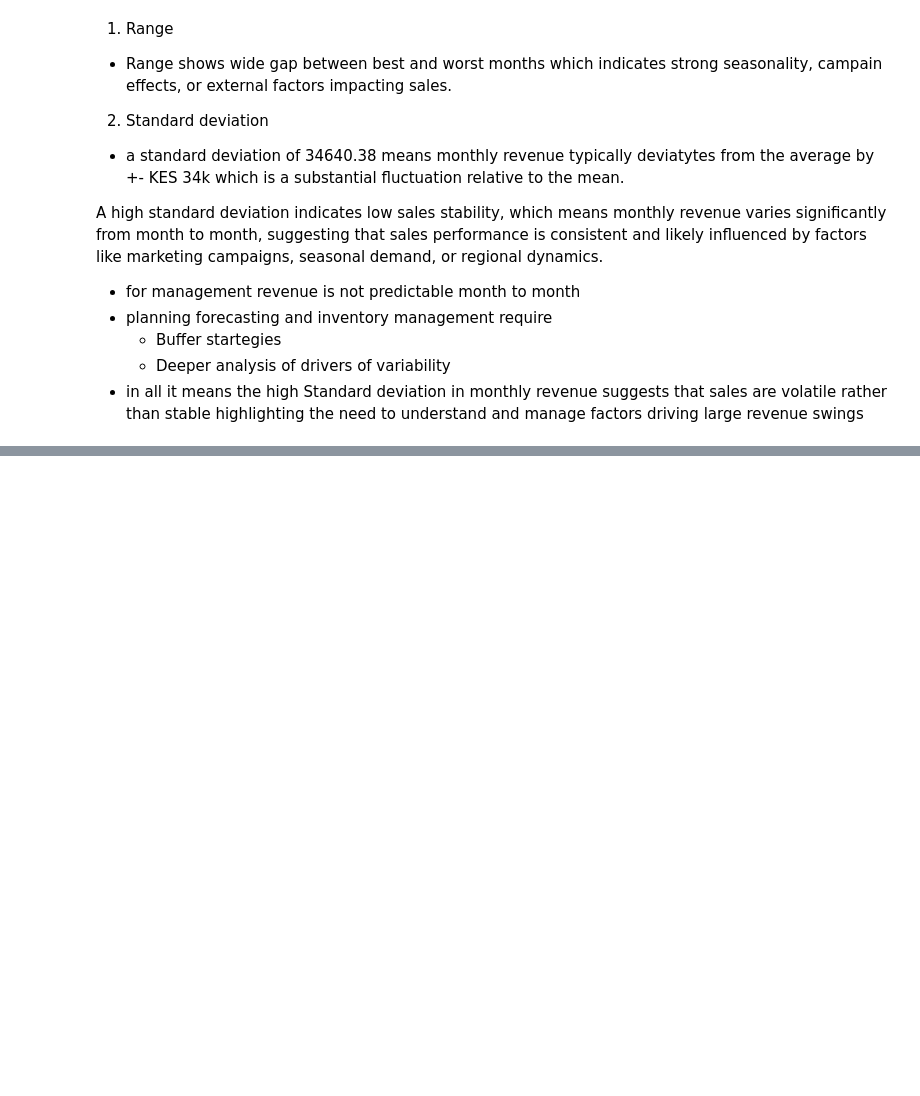
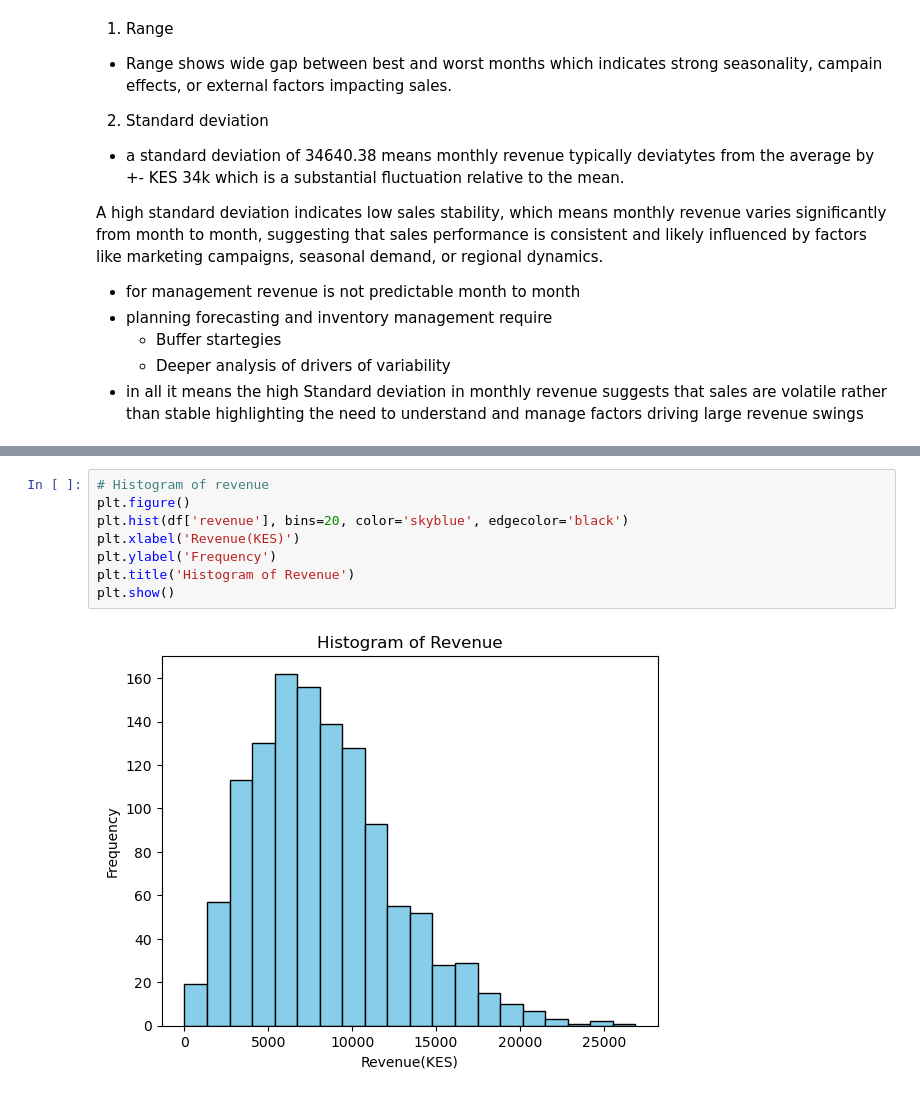
Before and after one commit to KenyansaAmenya/Sales_performance_Decision_making_Using_Statistics, a Jupyter notebook: analysis.ipynb, the cells around one changed output, grey strips where cells are left out. Cells and saved outputs as stored; diff of their text form; blank space fills up the shorter version.

Commit message:
histogram

```diff
--- a/analysis.ipynb
+++ b/analysis.ipynb
@@ -161,0 +172,10 @@ A high standard deviation indicates low sales stability, which means monthly rev
+# %%
+# Histogram of revenue
+plt.figure()
+plt.hist(df['revenue'], bins=20, color='skyblue', edgecolor='black')
+plt.xlabel('Revenue(KES)')
+plt.ylabel('Frequency')
+plt.title('Histogram of Revenue')
+plt.show()
+# %% [output]
+[figure, added]
```
Also changed, not shown: parts of 2 cells of this notebook.
